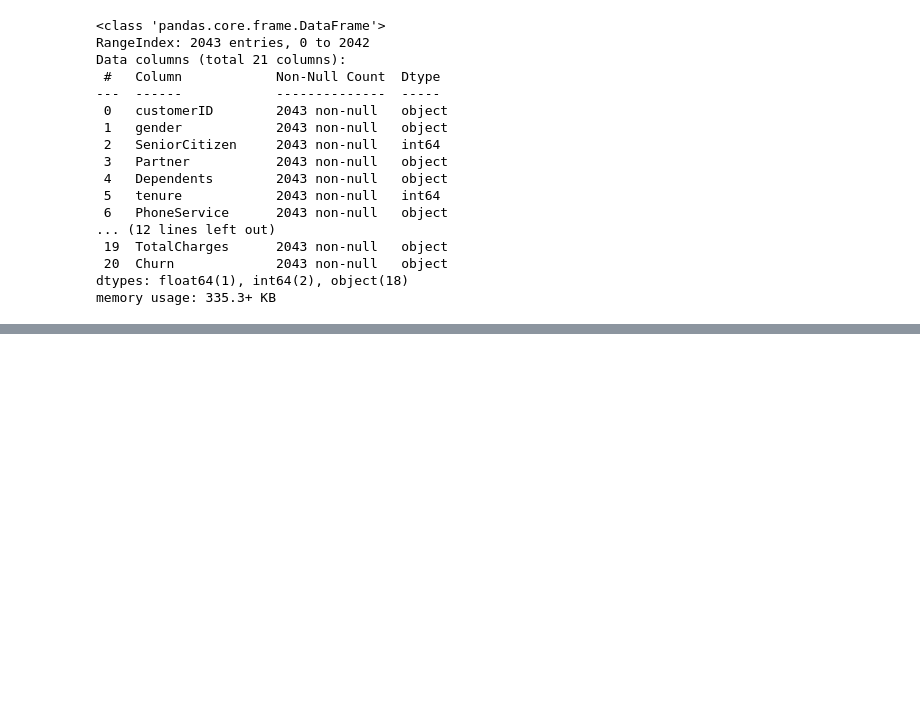
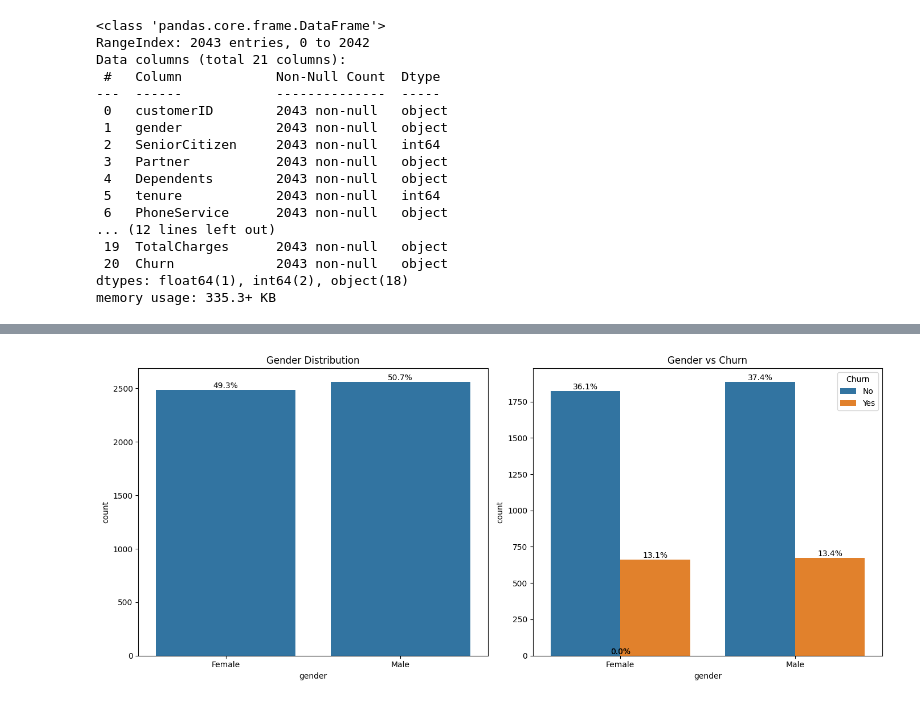
Before and after one commit to Cynthiachelangat/customer-churn, a Jupyter notebook: churn.ipynb, the cells around one changed output, grey strips where cells are left out. Cells and saved outputs as stored; diff of their text form; code cells hidden in the pictures; blank space fills up the shorter version.

```diff
--- a/churn.ipynb
+++ b/churn.ipynb
@@ -134,0 +348,28 @@ memory usage: 335.3+ KB
+# %%
+def add_percentage(ax, total_count):
+    for p in ax.patches:
+        height = p.get_height()
+        percentage = f'{height / total_count * 100:.1f}%'
+        ax.annotate(percentage, (p.get_x() + p.get_width() / 2., height),
+                    ha='center', va='center', fontsize=10, color='black', xytext=(0, 5),
+                    textcoords='offset points')
+
+# Set up the figure
+plt.figure(figsize=(14, 6))
+
+# Gender distribution
+plt.subplot(1, 2, 1)
+ax1 = sns.countplot(data=mergedTrain_data, x='gender')
+plt.title('Gender Distribution')
+add_percentage(ax1, len(mergedTrain_data))
+
+# Gender vs Churn
+plt.subplot(1, 2, 2)
+ax2 = sns.countplot(data=mergedTrain_data, x='gender', hue='Churn')
+plt.title('Gender vs Churn')
+add_percentage(ax2, len(mergedTrain_data))
+
+plt.tight_layout()
+plt.show()
+# %% [output]
+[figure, added]
```
Also changed, not shown: parts of 13 cells of this notebook, 2 other files.
